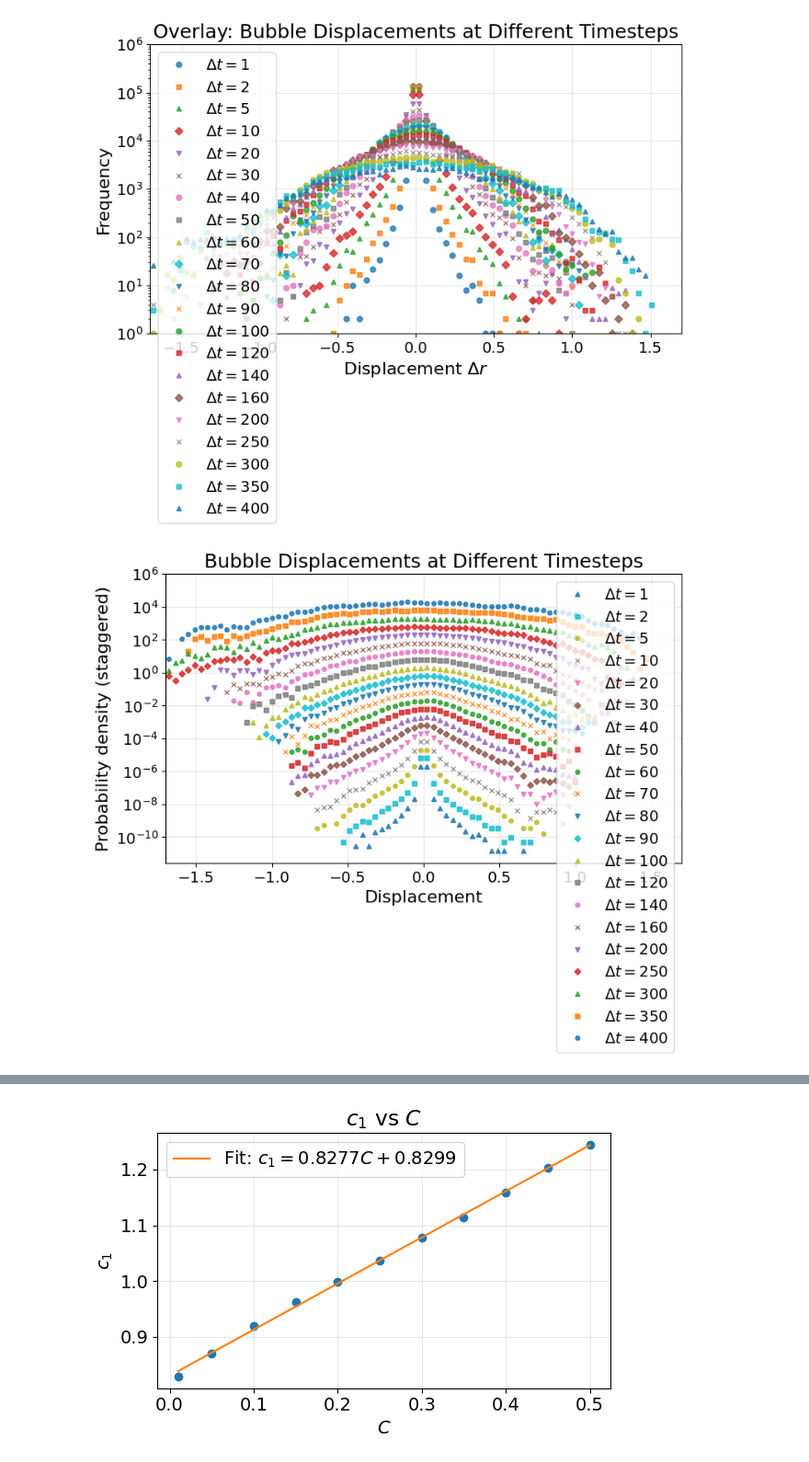
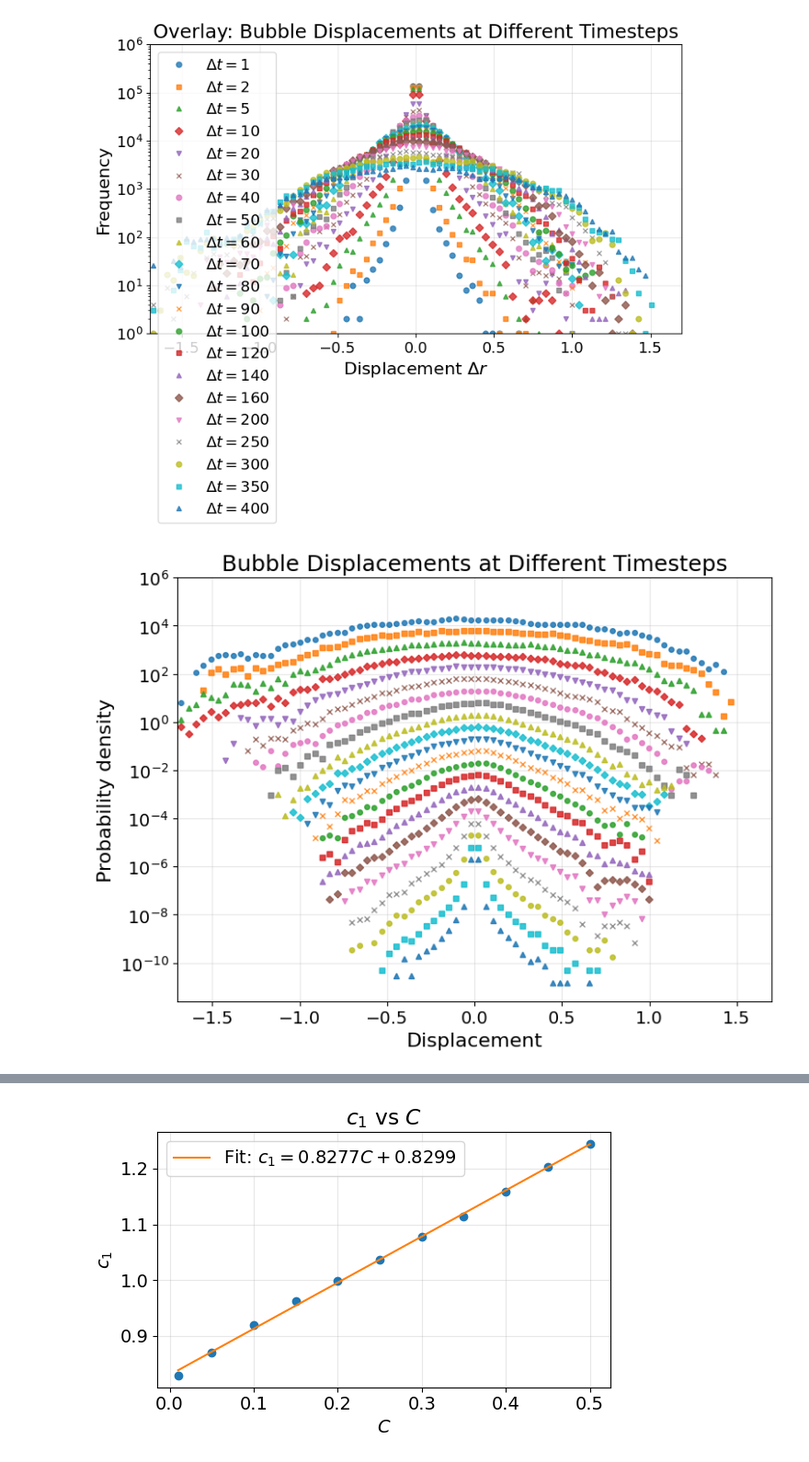
Before and after one commit to conorkirby/capstone, a Jupyter notebook: ProjectNotebooks/03.2_ScalingInvestigation.ipynb, the cells around one changed output, grey strips where cells are left out. Shown at 92% size. Cells and saved outputs as stored; diff of their text form; code cells hidden in the pictures.

Commit message:
updating figures for writeup

```diff
--- a/ProjectNotebooks/03.2_ScalingInvestigation.ipynb
+++ b/ProjectNotebooks/03.2_ScalingInvestigation.ipynb
@@ -181,38 +181,36 @@ for idx, dt in enumerate(dt_plot_order):
     rng = (-1.7, 1.7)
     counts, bin_edges = np.histogram(all_disp, bins=bins, range=rng, density=True)
     bin_centers = 0.5 * (bin_edges[:-1] + bin_edges[1:])
 
     # scale so that peaks are staggered on a log axis
     current_peak = counts.max() if counts.max() > 0 else 1.0
     target_peak = top_peak * (10 ** (-decade_step * idx))  # 700 highest, then step down
     scale = target_peak / current_peak
     counts_scaled = counts * scale
 
     plt.plot(
         bin_centers, counts_scaled,
         marker=markers[idx % len(markers)], linestyle='none',
         label=rf'$\Delta t = {dt}$', alpha=0.85, markersize=4
     )
 
 plt.yscale('log')
 plt.xlim(-1.7, 1.7)
 plt.ylim(0, 1e6)  # adjust if needed after you pick top_peak
 plt.xlabel(r"Displacement", fontsize=16)
-plt.ylabel("Probability density (staggered)", fontsize=16)
+plt.ylabel("Probability density", fontsize=16)
 plt.title("Bubble Displacements at Different Timesteps", fontsize=18)
 plt.grid(alpha=0.3)
-plt.legend(loc="upper right")
 # reverse legend order
 handles, labels = plt.gca().get_legend_handles_labels()
-plt.gca().legend(handles[::-1], labels[::-1], loc="upper right")
 plt.tight_layout()
-# plt.savefig("/Users/conorkirby/Library/Mobile Documents/com~apple~CloudDocs/Coding/projects/python/capstone/Figures_Sample2/03_Figures/displacement_overlay_shifted_peaks.png", dpi=300, bbox_inches='tight')
+plt.savefig("/Users/conorkirby/Library/Mobile Documents/com~apple~CloudDocs/Coding/projects/python/capstone/Figures/03.2_Figures/displacement_overlay_shifted_peaks_invest.png", dpi=300, bbox_inches='tight')
 plt.show()
 
 # reverse legend order
 # change dt's
 # %% [output]
-[figure, old version]
+[figure, new version]
 # %%
 
 plt.figure(figsize=(8, 6))
```
Also changed, not shown: parts of 4 cells of this notebook, 17 other files.
